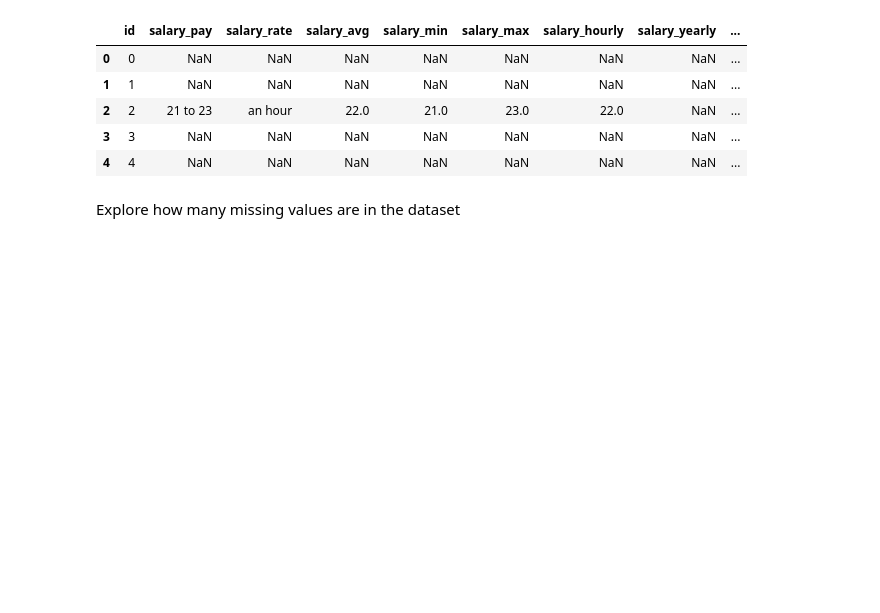
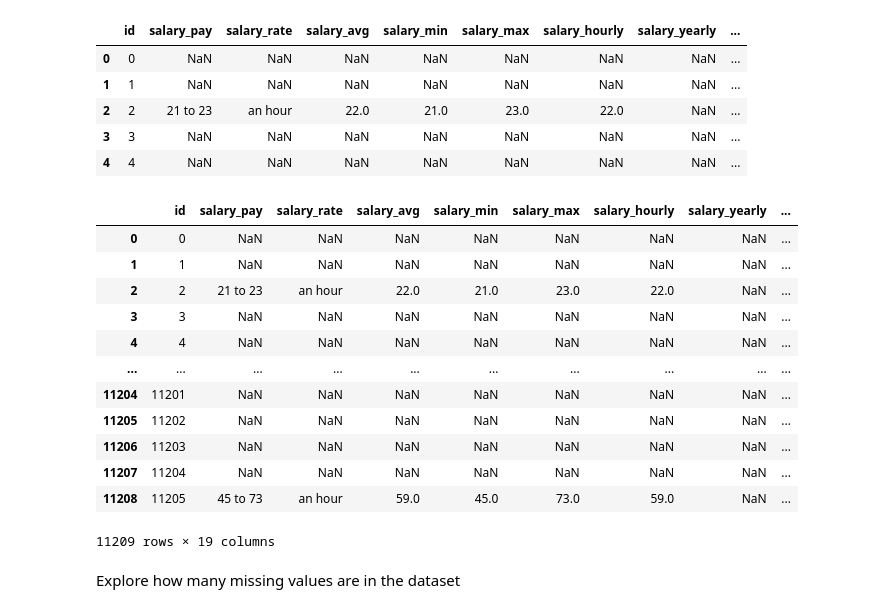
Before and after one commit to TechMikeSol/Job-Statistics, a Jupyter notebook: transform.ipynb, the cells around one changed output. Saved outputs shown, nothing was run; the diff lists cells and outputs as text; code cells hidden in the pictures; blank space fills up the shorter version.

```diff
--- a/transform.ipynb
+++ b/transform.ipynb
@@ -18,6 +18,22 @@ job_df.head()
 | 2 | 2 | 21 to 23 | an hour | 22.0 | 21.0 | 23.0 | 22.0 | NaN | ... |
 | 3 | 3 | NaN | NaN | NaN | NaN | NaN | NaN | NaN | ... |
 | 4 | 4 | NaN | NaN | NaN | NaN | NaN | NaN | NaN | ... |
+# %%
+job_df
+# %% [output]
+|  | id | salary_pay | salary_rate | salary_avg | salary_min | salary_max | salary_hourly | salary_yearly | ... |
+| 0 | 0 | NaN | NaN | NaN | NaN | NaN | NaN | NaN | ... |
+| 1 | 1 | NaN | NaN | NaN | NaN | NaN | NaN | NaN | ... |
+| 2 | 2 | 21 to 23 | an hour | 22.0 | 21.0 | 23.0 | 22.0 | NaN | ... |
+| 3 | 3 | NaN | NaN | NaN | NaN | NaN | NaN | NaN | ... |
+| 4 | 4 | NaN | NaN | NaN | NaN | NaN | NaN | NaN | ... |
+| ... | ... | ... | ... | ... | ... | ... | ... | ... | ... |
+| 11204 | 11201 | NaN | NaN | NaN | NaN | NaN | NaN | NaN | ... |
+| 11205 | 11202 | NaN | NaN | NaN | NaN | NaN | NaN | NaN | ... |
+| 11206 | 11203 | NaN | NaN | NaN | NaN | NaN | NaN | NaN | ... |
+| 11207 | 11204 | NaN | NaN | NaN | NaN | NaN | NaN | NaN | ... |
+| 11208 | 11205 | 45 to 73 | an hour | 59.0 | 45.0 | 73.0 | 59.0 | NaN | ... |
+11209 rows × 19 columns
 # %% [markdown]
 Explore how many missing values are in the dataset
 # %%
```
Also changed, not shown: 5 other files.
